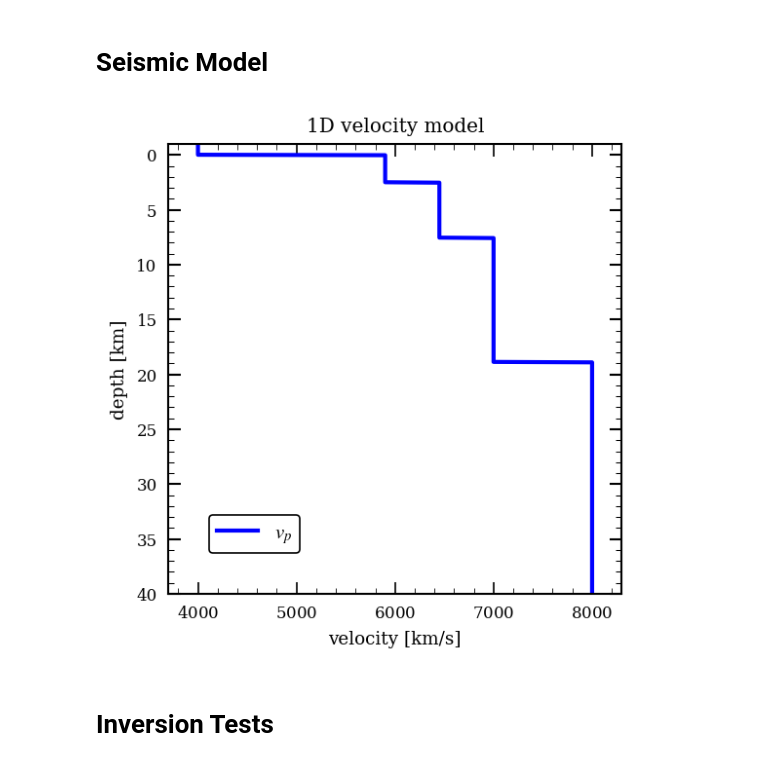
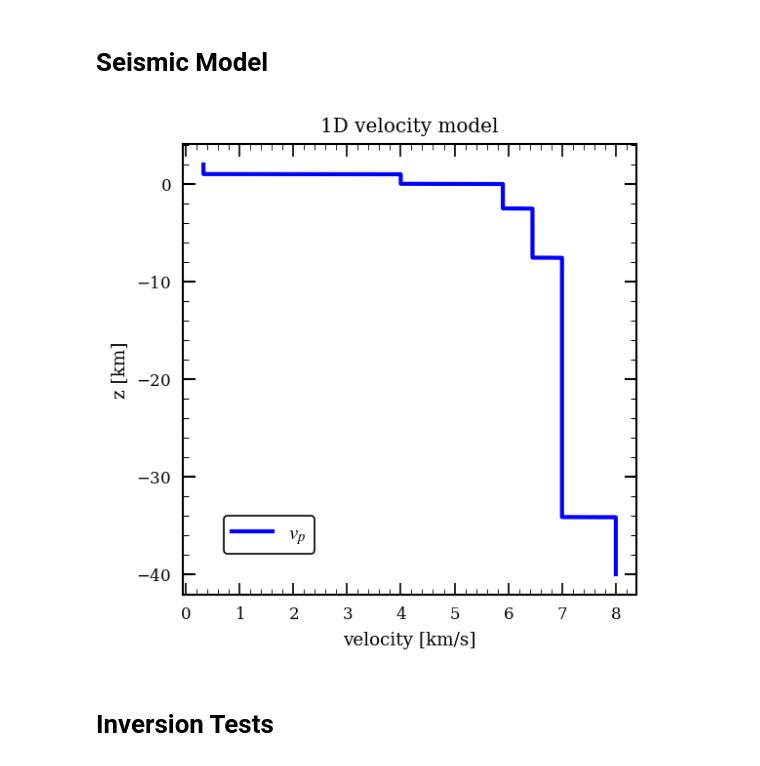
Before and after one commit to dominik-strutz/Endurance_CCS_design_study, a Jupyter notebook: endurance_design_study.ipynb, the cells around one changed output. Drawn from its saved outputs; the diff is of its cells as text; code cells hidden in the pictures.

```diff
--- a/endurance_design_study.ipynb
+++ b/endurance_design_study.ipynb
@@ -167,33 +161,21 @@ plt.show()
 # %% [markdown]
 # Seismic Model
 # %%
-# tests velocity model
-depths = np.linspace(-1000, 40000, 1000)
-
-hor_loc = np.array([335.0, 245.0])*1e3
-
-depths = np.array([[hor_loc[0], hor_loc[1], d] for d in depths])
-
-test_out = Vel(depths)
-
 fig, ax = plt.subplots(figsize=(4, 4))
 
-ax.plot(test_out, depths[:, -1], 'b', linewidth=2, label=r'$v_p$')
-
-ax.set_ylim(40000, -1000)
-ax.set_xlim(3700, 8300)
-
-ax.set_yticklabels([f'{v/1000:.0f}' for v in ax.get_yticks()])
+ax.plot(
+    seismic_grid[0, :]/1e3,
+    seismic_grid.coords['depth']/1e3, 'b', linewidth=2, label=r'$v_p$')
 
 ax.set_xlabel('velocity [km/s]')
-ax.set_ylabel('depth [km]')
+ax.set_ylabel('z [km]')
 
 ax.set_title('1D velocity model')
 
 ax.legend(loc='lower left', fontsize=10)
 
 plt.show()
 # %% [output]
-[figure, old version]
+[figure, new version]
 # %% [markdown]
 # Inversion Tests
```
Also changed, not shown: parts of 22 cells of this notebook, 14 other files.
